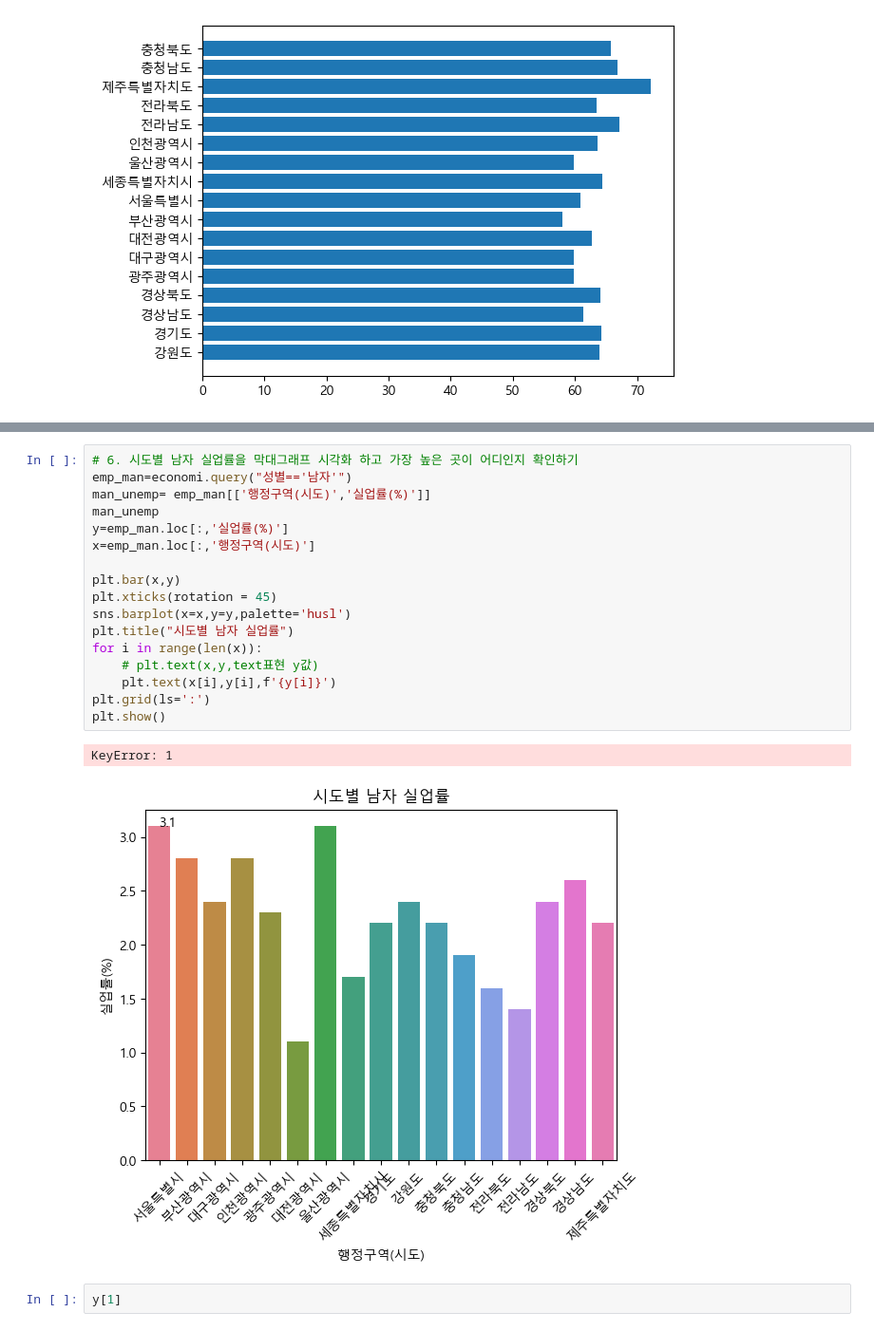
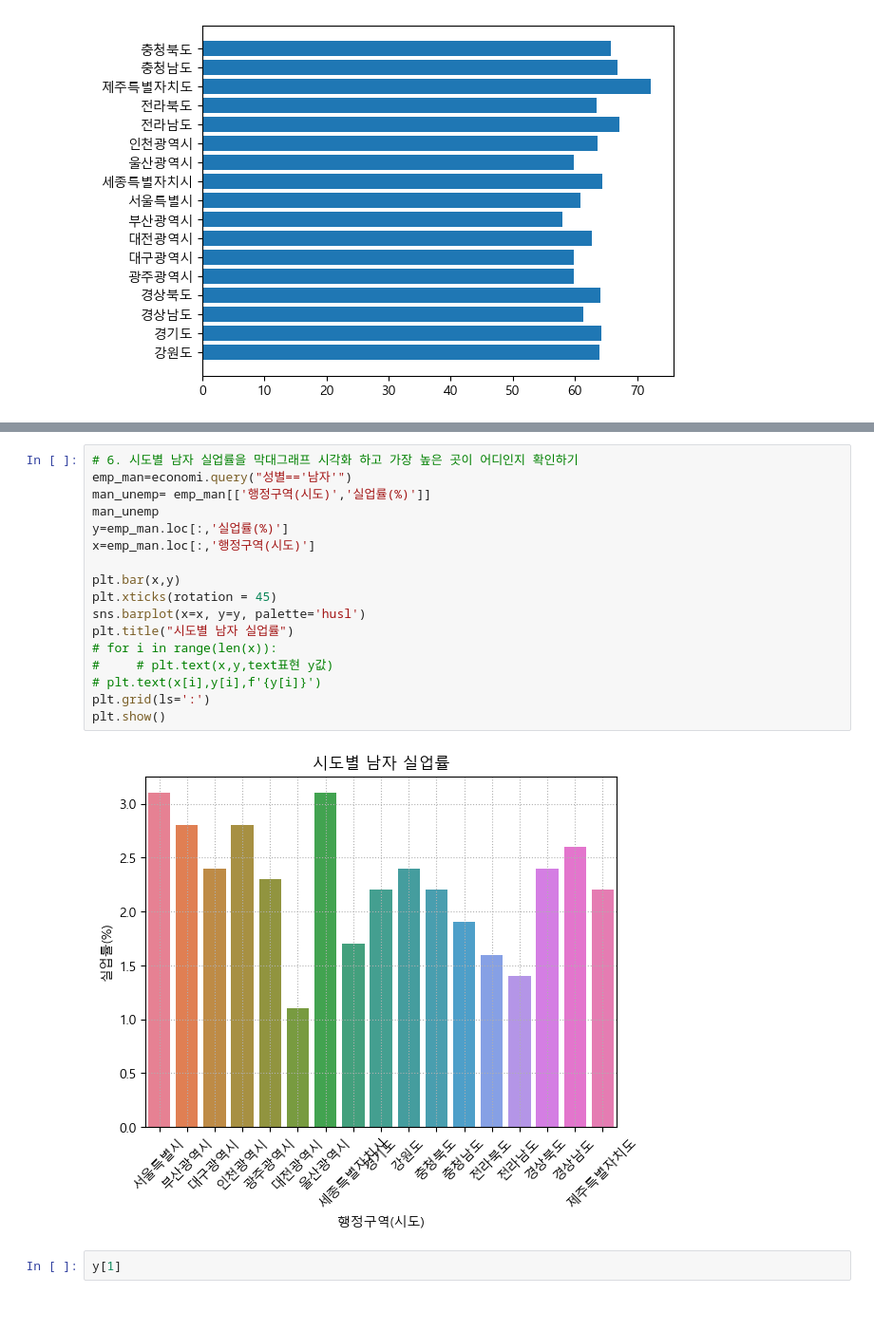
Before and after one commit to 2013je/Python_jpnb, a Jupyter notebook: 4.Matplotlib.ipynb, the cells around one changed output, grey strips where cells are left out. Shown at 95% size. Drawn from its saved outputs; the diff is of its cells as text.

```diff
--- a/4.Matplotlib.ipynb
+++ b/4.Matplotlib.ipynb
@@ -577,23 +577,22 @@ plt.show()
 # %%
 # 6. 시도별 남자 실업률을 막대그래프 시각화 하고 가장 높은 곳이 어디인지 확인하기
 emp_man=economi.query("성별=='남자'")
 man_unemp= emp_man[['행정구역(시도)','실업률(%)']]
 man_unemp
 y=emp_man.loc[:,'실업률(%)']
 x=emp_man.loc[:,'행정구역(시도)']
 
 plt.bar(x,y)
 plt.xticks(rotation = 45)
-sns.barplot(x=x,y=y,palette='husl')
+sns.barplot(x=x, y=y, palette='husl')
 plt.title("시도별 남자 실업률")
-for i in range(len(x)):
-    # plt.text(x,y,text표현 y값)
-    plt.text(x[i],y[i],f'{y[i]}')
+# for i in range(len(x)):
+#     # plt.text(x,y,text표현 y값)
+# plt.text(x[i],y[i],f'{y[i]}')
 plt.grid(ls=':')
 plt.show()
 # %% [output]
-KeyError: 1
-[figure, old version]
+[figure, new version]
 # %%
 y[1]
 # %% [output]
```
Also changed, not shown: parts of 5 cells of this notebook.
